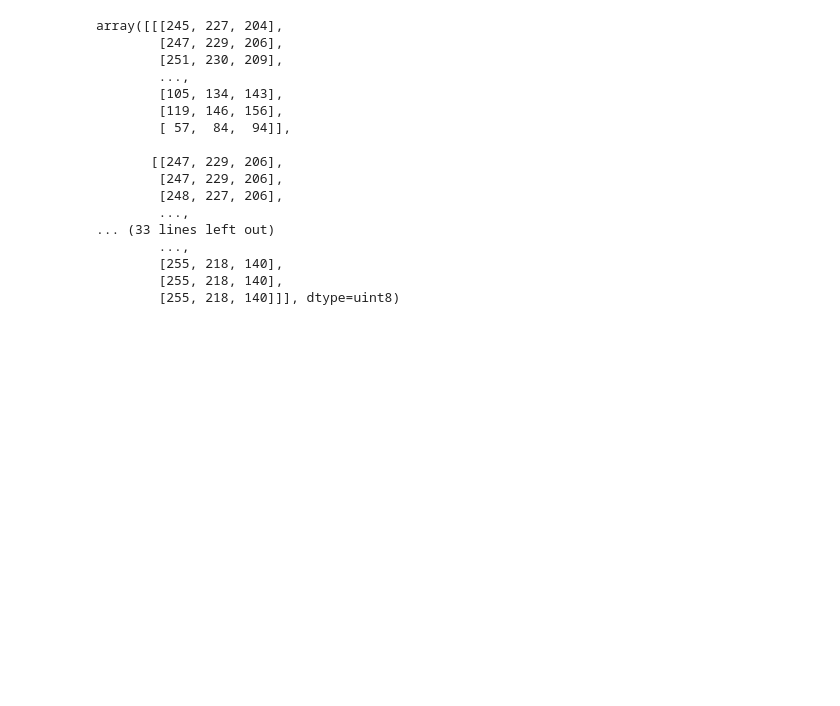
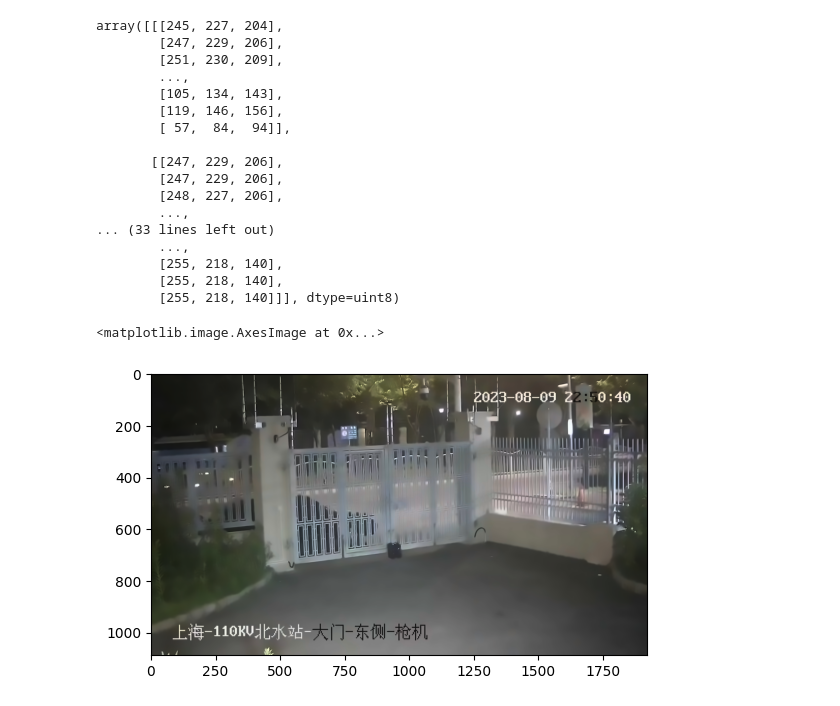
Before and after one commit to shnguo/sh_cv_robot, a Jupyter notebook: test.ipynb, the cells around one changed output. Drawn from its saved outputs; the diff is of its cells as text; code cells hidden in the pictures; blank space fills up the shorter version.

```diff
--- a/test.ipynb
+++ b/test.ipynb
@@ -26,3 +27,10 @@ array([[[245, 227, 204],
         [255, 218, 140],
         [255, 218, 140],
         [255, 218, 140]]], dtype=uint8)
+# %%
+img = cv2.imread('/home/dl/sh_cv_robot/dataset/pic/door/8261691646865_.pic.jpg')
+result = cv2.fastNlMeansDenoisingColored(img, None, 15, 15, 10, 30)
+plt.imshow(cv2.cvtColor(result, cv2.COLOR_BGR2RGB))
+# %% [output]
+<matplotlib.image.AxesImage at 0x...>
+[figure, added]
```
Also changed, not shown: parts of 2 cells of this notebook, 12 other files.
